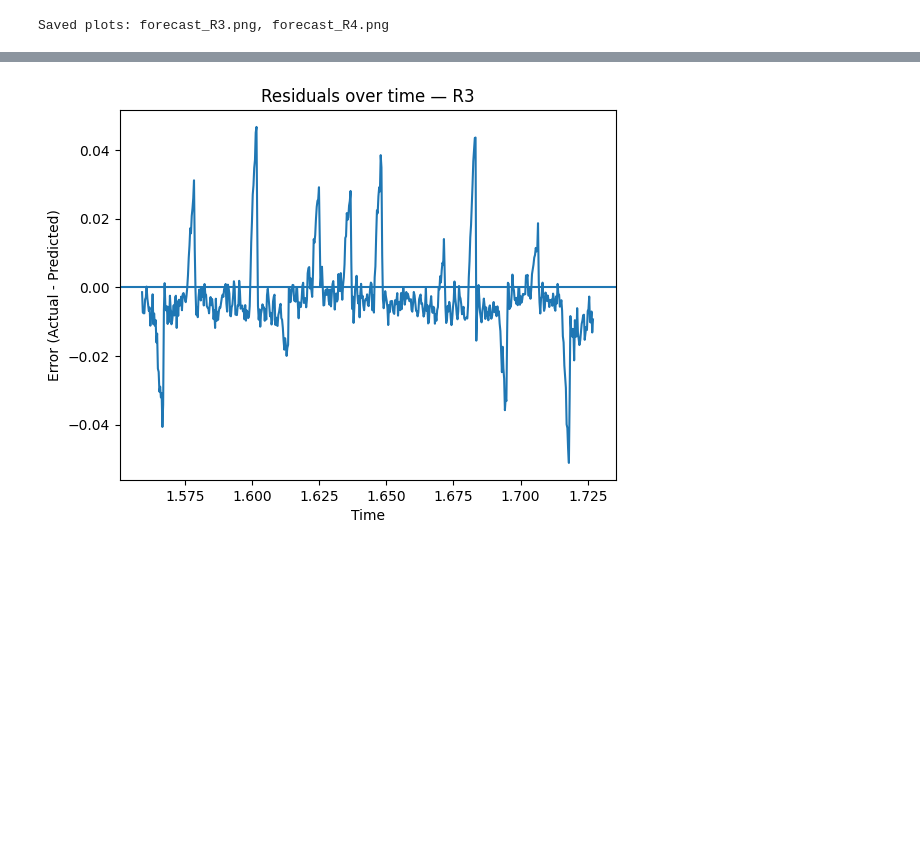
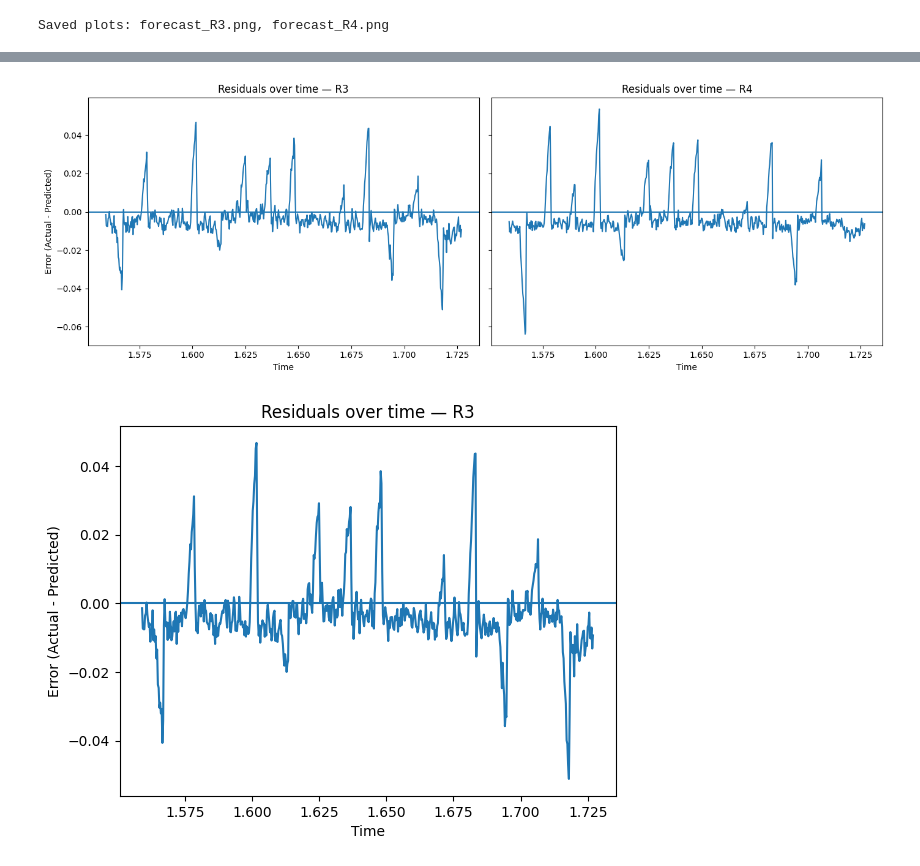
Before and after one commit to aladenisun/MSAAI_530_FinalProject, a Jupyter notebook: notebooks/time_series_regression.ipynb, the cells around one changed output, grey strips where cells are left out. Drawn from its saved outputs; the diff is of its cells as text; code cells hidden in the pictures; blank space fills up the shorter version.

```diff
--- a/notebooks/time_series_regression.ipynb
+++ b/notebooks/time_series_regression.ipynb
@@ -279,3 +308,27 @@ Saved plots: forecast_R3.png, forecast_R4.png
+# %%
+# Residual plots side by side
+residuals_R3 = sub["actual_R3"] - sub["pred_linreg_R3"]
+residuals_R4 = sub["actual_R4"] - sub["pred_linreg_R4"]
+
+fig, axes = plt.subplots(1, 2, figsize=(14,5), sharey=True)
+
+# R3
+axes[0].plot(sub["time"], residuals_R3)
+axes[0].axhline(0)
+axes[0].set_title("Residuals over time — R3")
+axes[0].set_xlabel("Time")
+axes[0].set_ylabel("Error (Actual - Predicted)")
+
+# R4
+axes[1].plot(sub["time"], residuals_R4)
+axes[1].axhline(0)
+axes[1].set_title("Residuals over time — R4")
+axes[1].set_xlabel("Time")
+
+plt.tight_layout()
+plt.show()
+# %% [output]
+[figure, added]
 # %%
 # Residual plots
 residuals_R3 = sub["actual_R3"] - sub["pred_linreg_R3"]
```
Also changed, not shown: parts of 1 cell of this notebook, 1 other file.
